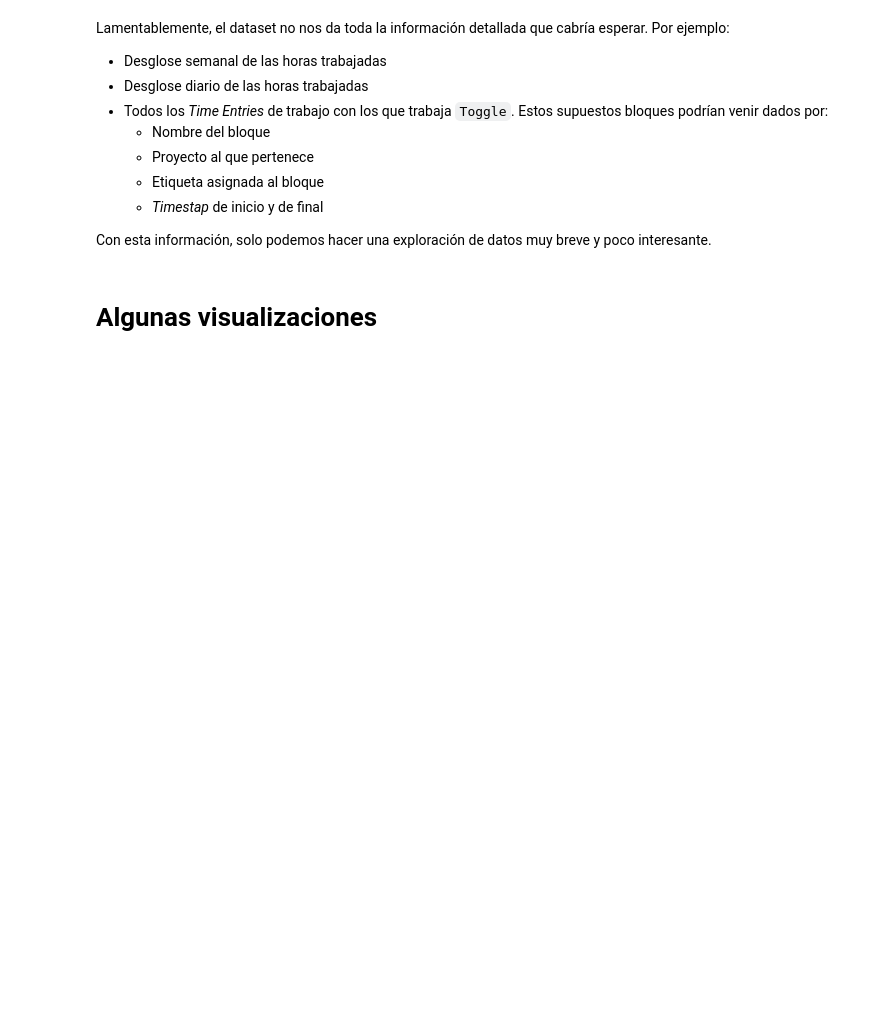
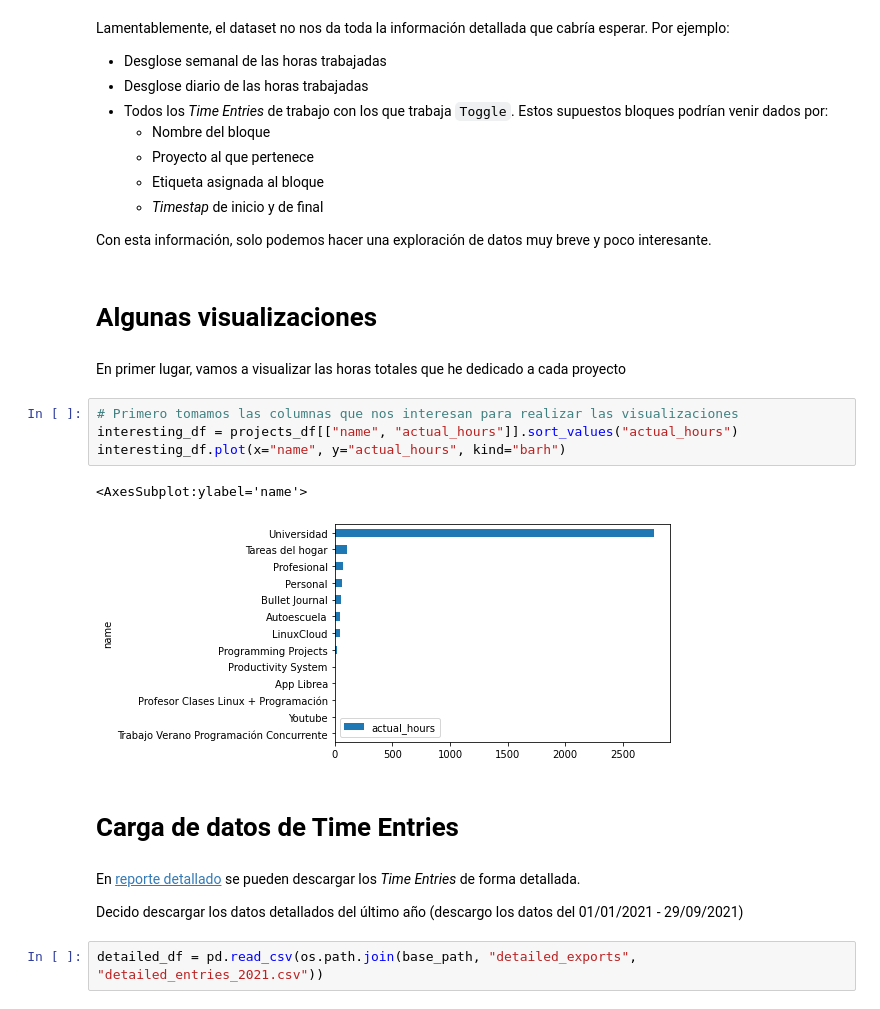
Before and after one commit to SergioQuijanoRey/PracticasInteligenciaNegocio, a Jupyter notebook: ToggleProject/Data Analysis.ipynb, the cells around one changed output. Drawn from its saved outputs; the diff is of its cells as text; blank space fills up the shorter version.

Commit message:
feat: trabajo algo con datos detallados de Toggle Track

```diff
--- a/ToggleProject/Data Analysis.ipynb
+++ b/ToggleProject/Data Analysis.ipynb
@@ -166,3 +169,20 @@ Lamentablemente, el dataset no nos da toda la información detallada que cabría
 Con esta información, solo podemos hacer una exploración de datos muy breve y poco interesante.
 # %% [markdown]
 # Algunas visualizaciones
+# %% [markdown]
+En primer lugar, vamos a visualizar las horas totales que he dedicado a cada proyecto
+# %%
+# Primero tomamos las columnas que nos interesan para realizar las visualizaciones
+interesting_df = projects_df[["name", "actual_hours"]].sort_values("actual_hours")
+interesting_df.plot(x="name", y="actual_hours", kind="barh")
+# %% [output]
+<AxesSubplot:ylabel='name'>
+[figure, added]
+# %% [markdown]
+# Carga de datos de Time Entries
+# %% [markdown]
+En [reporte detallado](https://track.toggl.com/reports/detailed/) se pueden descargar los *Time Entries* de forma detallada.
+
+Decido descargar los datos detallados del último año (descargo los datos del 01/01/2021 - 29/09/2021)
+# %%
+detailed_df = pd.read_csv(os.path.join(base_path, "detailed_exports", "detailed_entries_2021.csv"))
```
Also changed, not shown: parts of 13 cells of this notebook, 1 other file.
